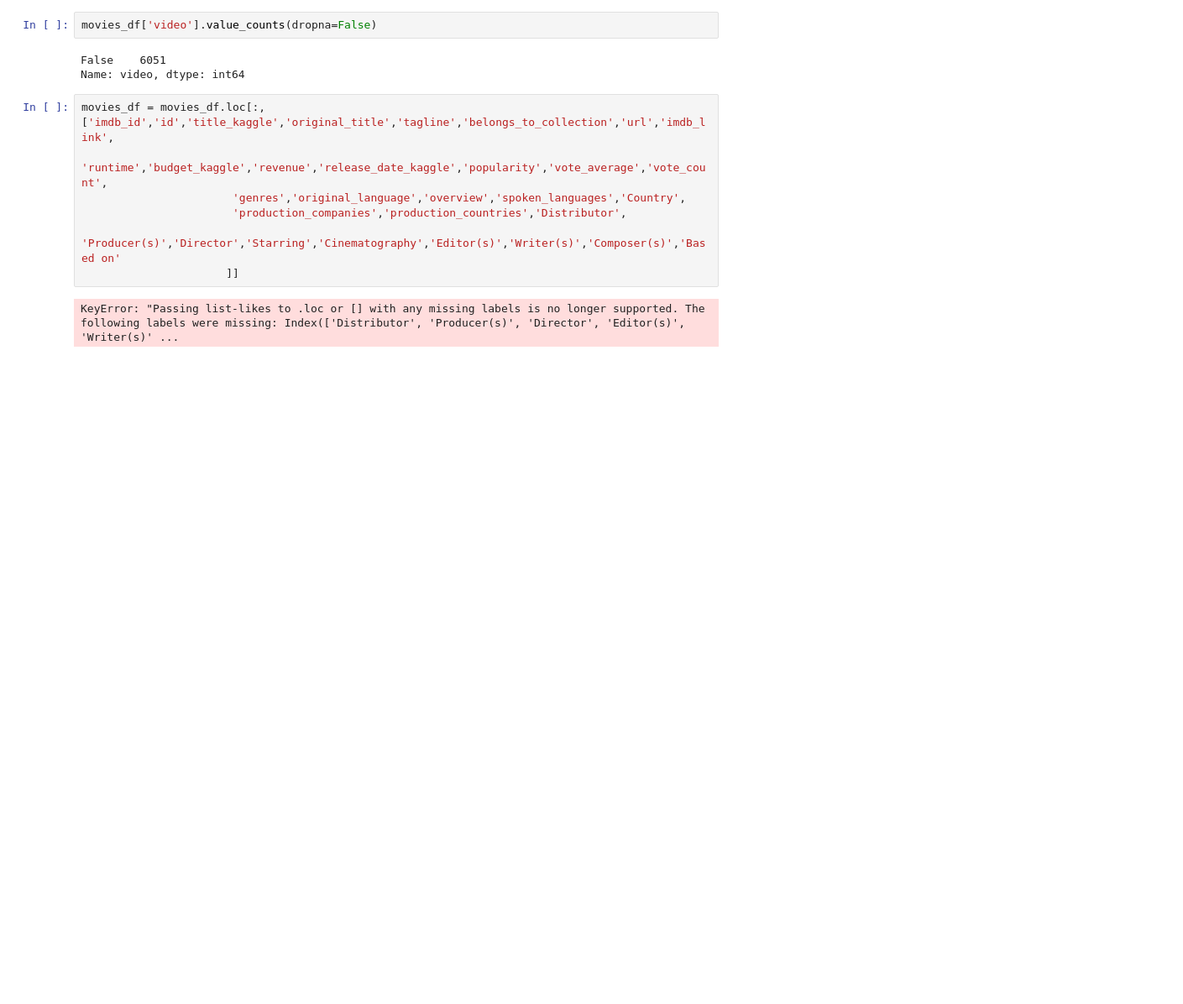
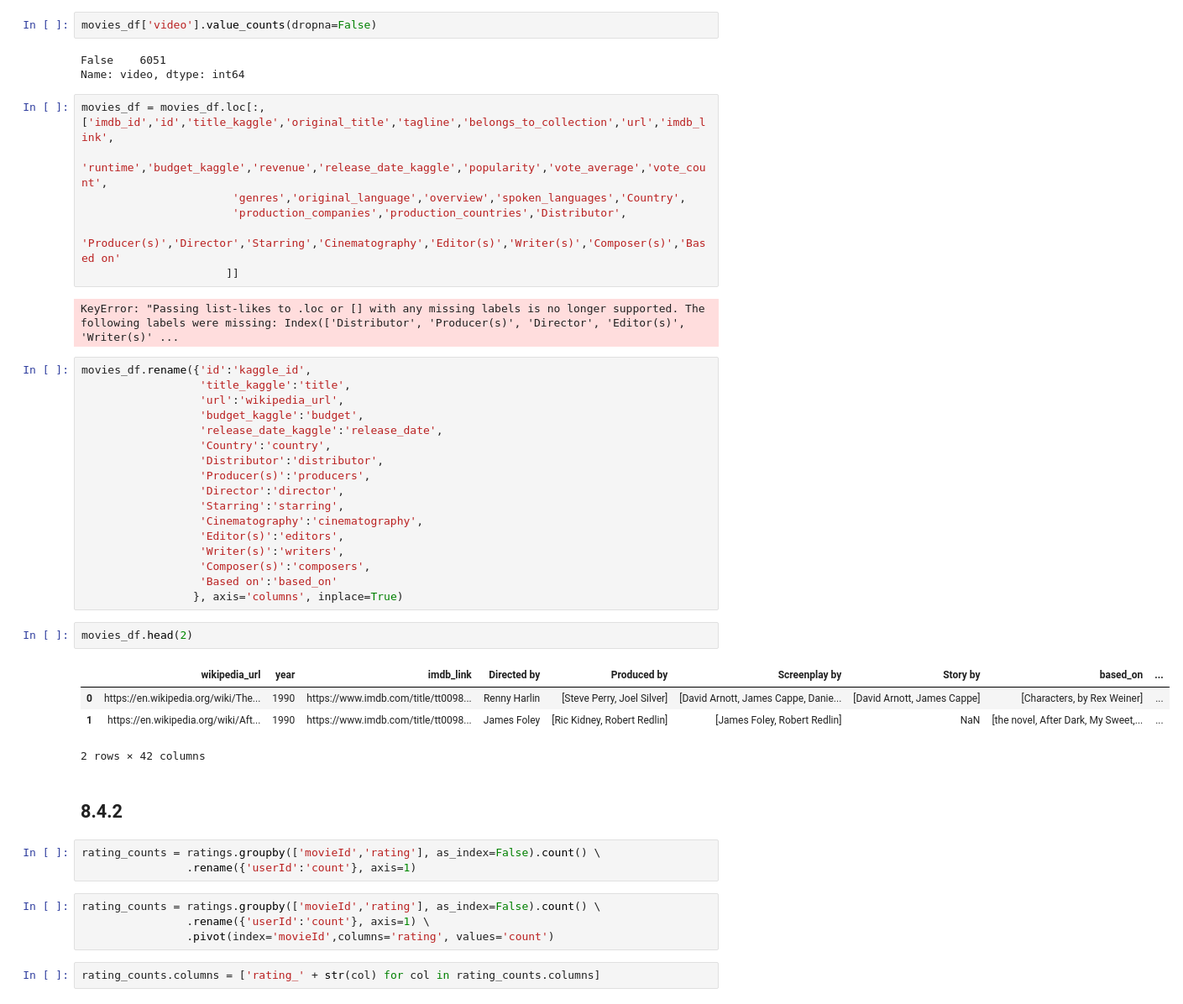
Before and after one commit to khanh703/Movies-ETL-OLD, a Jupyter notebook: Module 8 Create Clean data function.ipynb, the cells around one changed output. Shown at 84% size. Drawn from its saved outputs; the diff is of its cells as text; blank space fills up the shorter version.

```diff
--- a/Module 8 Create Clean data function.ipynb
+++ b/Module 8 Create Clean data function.ipynb
@@ -993,3 +993,38 @@ movies_df = movies_df.loc[:, ['imdb_id','id','title_kaggle','original_title','ta
                       ]]
 # %% [output]
 KeyError: "Passing list-likes to .loc or [] with any missing labels is no longer supported. The following labels were missing: Index(['Distributor', 'Producer(s)', 'Director', 'Editor(s)', 'Writer(s)' ...
+# %%
+movies_df.rename({'id':'kaggle_id',
+                  'title_kaggle':'title',
+                  'url':'wikipedia_url',
+                  'budget_kaggle':'budget',
+                  'release_date_kaggle':'release_date',
+                  'Country':'country',
+                  'Distributor':'distributor',
+                  'Producer(s)':'producers',
+                  'Director':'director',
+                  'Starring':'starring',
+                  'Cinematography':'cinematography',
+                  'Editor(s)':'editors',
+                  'Writer(s)':'writers',
+                  'Composer(s)':'composers',
+                  'Based on':'based_on'
+                 }, axis='columns', inplace=True)
+# %%
+movies_df.head(2)
+# %% [output]
+|  | wikipedia_url | year | imdb_link | Directed by | Produced by | Screenplay by | Story by | based_on | ... |
+| 0 | https://en.wikipedia.org/wiki/The... | 1990 | https://www.imdb.com/title/tt0098... | Renny Harlin | [Steve Perry, Joel Silver] | [David Arnott, James Cappe, Danie... | [David Arnott, James Cappe] | [Characters, by Rex Weiner] | ... |
+| 1 | https://en.wikipedia.org/wiki/Aft... | 1990 | https://www.imdb.com/title/tt0098... | James Foley | [Ric Kidney, Robert Redlin] | [James Foley, Robert Redlin] | NaN | [the novel, After Dark, My Sweet,... | ... |
+2 rows × 42 columns
+# %% [markdown]
+## 8.4.2
+# %%
+rating_counts = ratings.groupby(['movieId','rating'], as_index=False).count() \
+                .rename({'userId':'count'}, axis=1)
+# %%
+rating_counts = ratings.groupby(['movieId','rating'], as_index=False).count() \
+                .rename({'userId':'count'}, axis=1) \
+                .pivot(index='movieId',columns='rating', values='count')
+# %%
+rating_counts.columns = ['rating_' + str(col) for col in rating_counts.columns]
```
